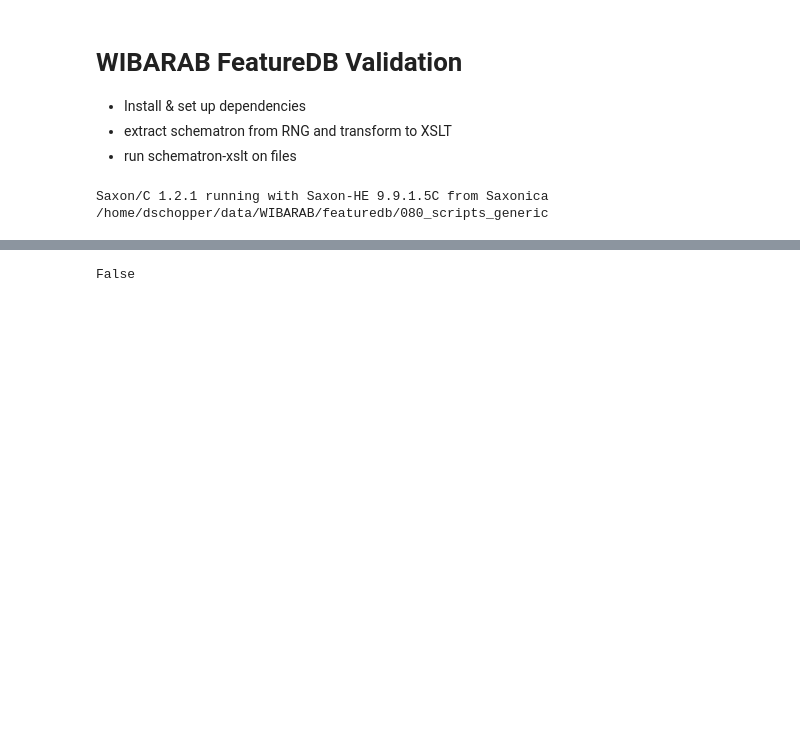
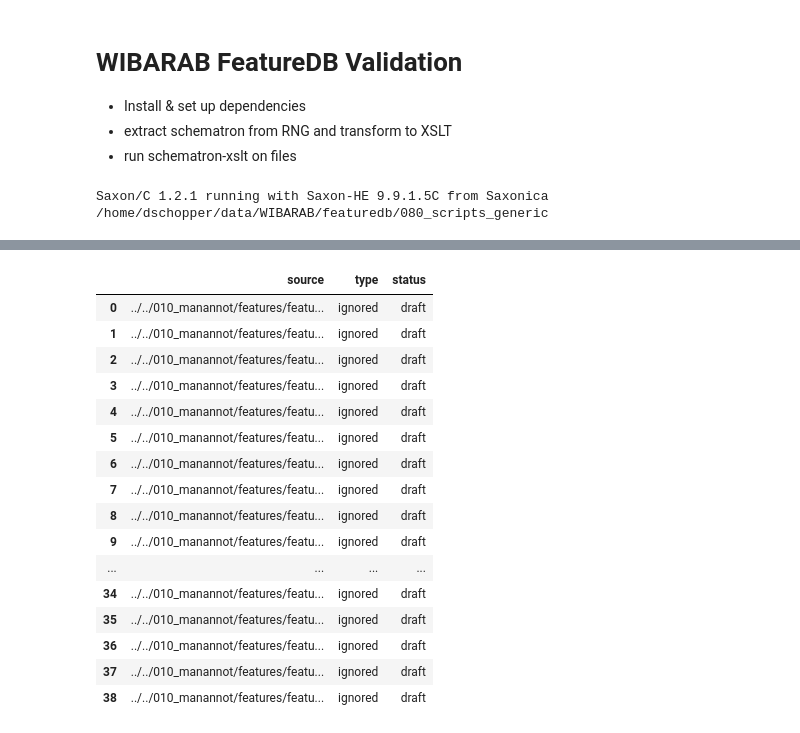
Before and after one commit to wibarab/featuredb, a Jupyter notebook: 080_scripts_generic/validation/validate.ipynb, the cells around one changed output, grey strips where cells are left out. Cells and saved outputs as stored; diff of their text form; code cells hidden in the pictures; blank space fills up the shorter version.

```diff
--- a/080_scripts_generic/validation/validate.ipynb
+++ b/080_scripts_generic/validation/validate.ipynb
@@ -370 +374,23 @@ cound 754 validation errors
+# %%
+df_ignored = pd.DataFrame(data=ignoredFiles).T
+df_ignored = df_ignored.transpose()
+df_ignored
+# %% [output]
+|  | source | type | status |
+| 0 | ../../010_manannot/features/featu... | ignored | draft |
+| 1 | ../../010_manannot/features/featu... | ignored | draft |
+| 2 | ../../010_manannot/features/featu... | ignored | draft |
+| 3 | ../../010_manannot/features/featu... | ignored | draft |
+| 4 | ../../010_manannot/features/featu... | ignored | draft |
+| 5 | ../../010_manannot/features/featu... | ignored | draft |
+| 6 | ../../010_manannot/features/featu... | ignored | draft |
+| 7 | ../../010_manannot/features/featu... | ignored | draft |
+| 8 | ../../010_manannot/features/featu... | ignored | draft |
+| 9 | ../../010_manannot/features/featu... | ignored | draft |
+| ... | ... | ... | ... |
+| 34 | ../../010_manannot/features/featu... | ignored | draft |
+| 35 | ../../010_manannot/features/featu... | ignored | draft |
+| 36 | ../../010_manannot/features/featu... | ignored | draft |
+| 37 | ../../010_manannot/features/featu... | ignored | draft |
+| 38 | ../../010_manannot/features/featu... | ignored | draft |
 # %%
@@ -380,4 +408,6 @@ with open(errorReport, 'w') as f:
 # %%
-type(None) is list
+ignoredReport = "tmp/ignoredFiles.html"
+df_ignored['link'] = df_ignored.apply(lambda x: make_clickable(x['source']), axis=1)
+
+with open(ignoredReport, 'w') as f:
+    f.write(df_ignored.to_html(render_links=True, escape=False))
-# %% [output]
-False
```
Also changed, not shown: parts of 12 cells of this notebook, 2 other files.
